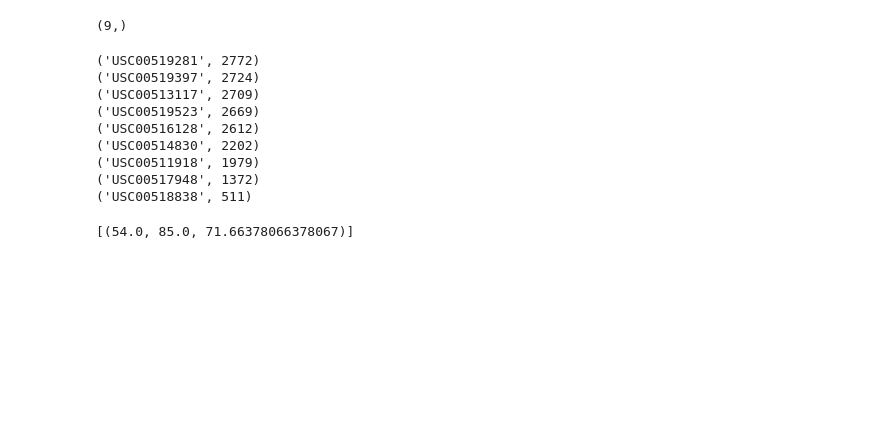
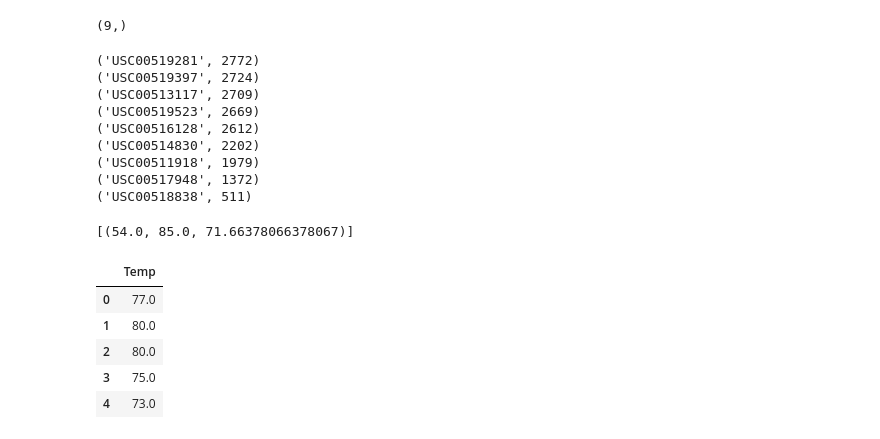
Before and after one commit to claridyd/AdvSQLHomework, a Jupyter notebook: Climate.ipynb, the cells around one changed output. Drawn from its saved outputs; the diff is of its cells as text; code cells hidden in the pictures; blank space fills up the shorter version.

```diff
--- a/Climate.ipynb
+++ b/Climate.ipynb
@@ -188,3 +188,20 @@ lo_hi = session.query(func.min(Measurement.tobs), func.max(Measurement.tobs), fu
 lo_hi
 # %% [output]
 [(54.0, 85.0, 71.66378066378067)]
+# %%
+# Query for last 12 months of temperature data for most active station
+# Plot the results
+
+temp_year = session.query(Measurement.tobs).\
+    filter(Measurement.date > year_ago).filter(Measurement.station == "USC00519281").all();
+
+# Create dataframe with temperatures
+temp_year_df = pd.DataFrame(temp_year, columns = ['Temp'])
+temp_year_df.head()
+# %% [output]
+|  | Temp |
+| 0 | 77.0 |
+| 1 | 80.0 |
+| 2 | 80.0 |
+| 3 | 75.0 |
+| 4 | 73.0 |
```
Also changed, not shown: parts of 1 cell of this notebook.
